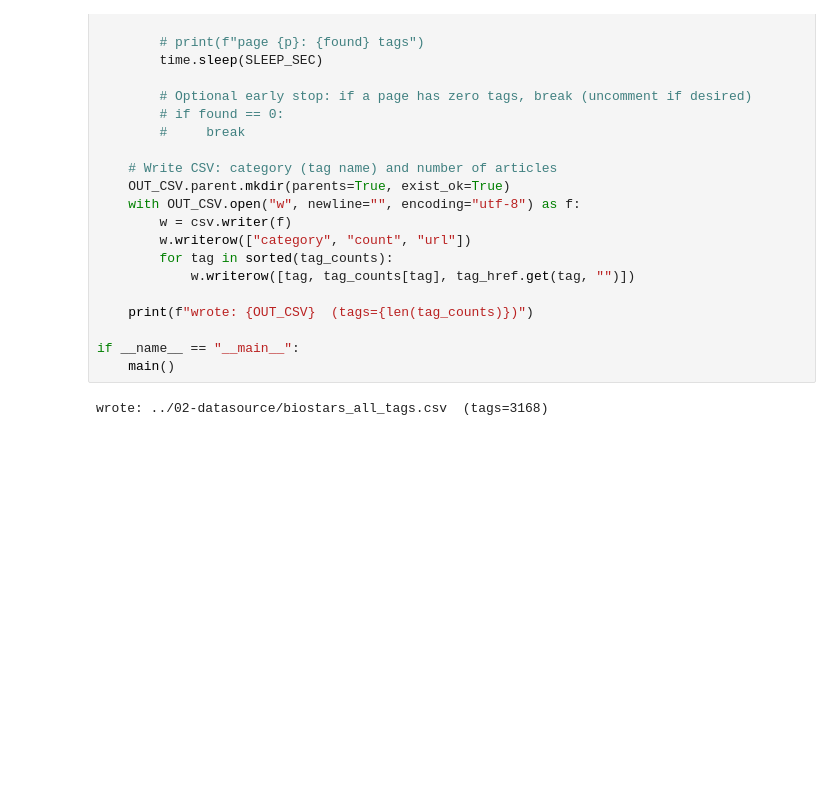
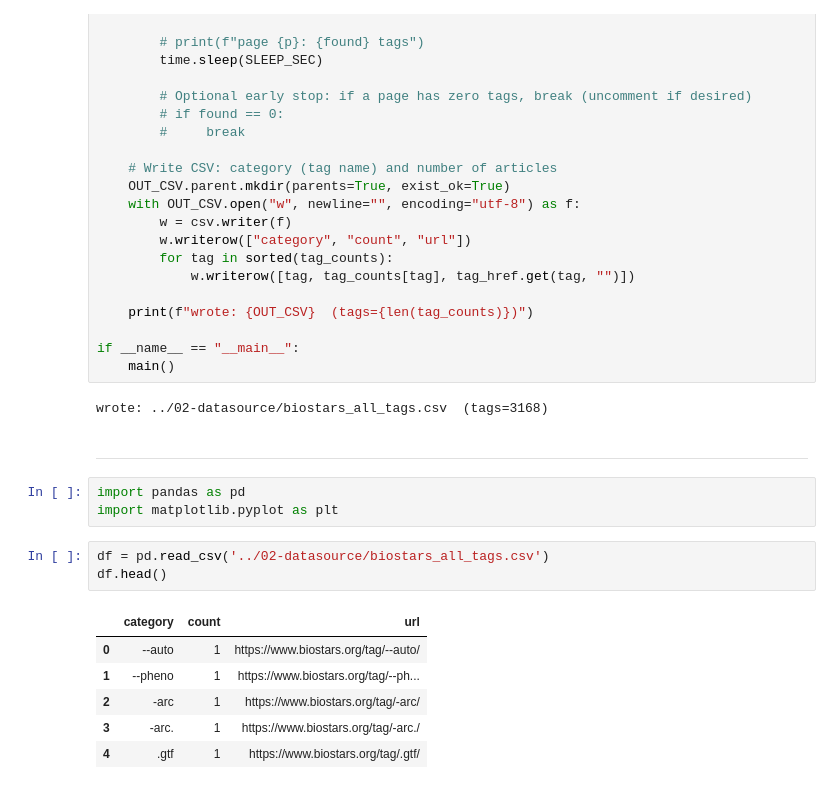
Before and after one commit to Youssef-Lamrabi/sockett, a Jupyter notebook: dataset/03-scripts/01-biostars-BuildTagList.ipynb, the cells around one changed output. Cells and saved outputs as stored; diff of their text form; blank space fills up the shorter version.

```diff
--- a/dataset/03-scripts/01-biostars-BuildTagList.ipynb
+++ b/dataset/03-scripts/01-biostars-BuildTagList.ipynb
@@ -91,3 +93,18 @@ if __name__ == "__main__":
     main()
 # %% [output]
 wrote: ../02-datasource/biostars_all_tags.csv  (tags=3168)
+# %% [markdown]
+---
+# %%
+import pandas as pd
+import matplotlib.pyplot as plt
+# %%
+df = pd.read_csv('../02-datasource/biostars_all_tags.csv')
+df.head()
+# %% [output]
+|  | category | count | url |
+| 0 | --auto | 1 | https://www.biostars.org/tag/--auto/ |
+| 1 | --pheno | 1 | https://www.biostars.org/tag/--ph... |
+| 2 | -arc | 1 | https://www.biostars.org/tag/-arc/ |
+| 3 | -arc. | 1 | https://www.biostars.org/tag/-arc./ |
+| 4 | .gtf | 1 | https://www.biostars.org/tag/.gtf/ |
```
Also changed, not shown: parts of 11 cells of this notebook, 18 other files.
